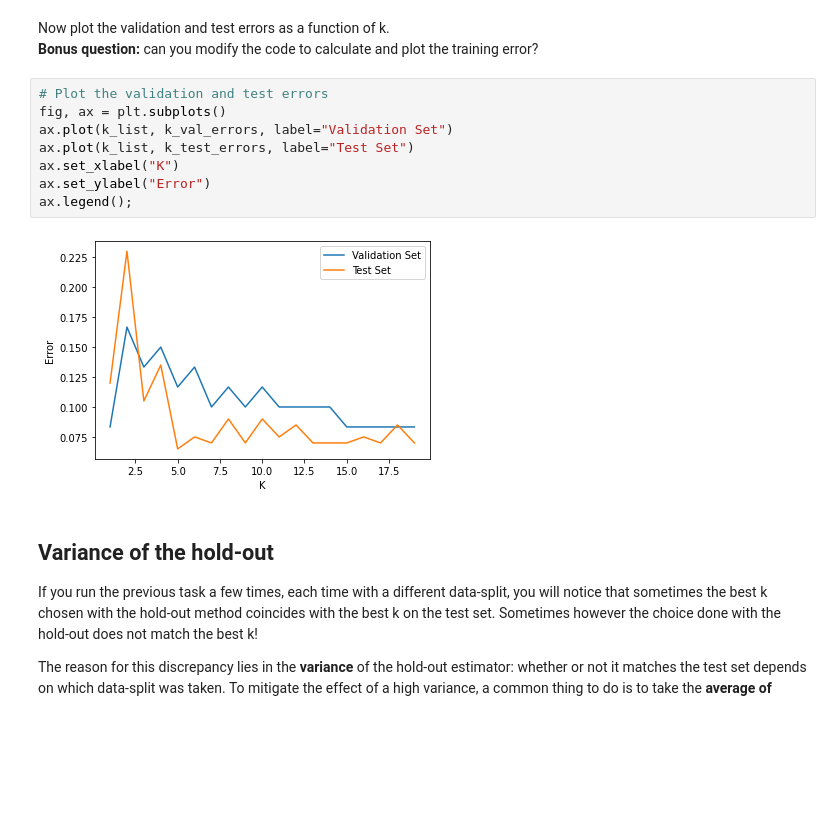
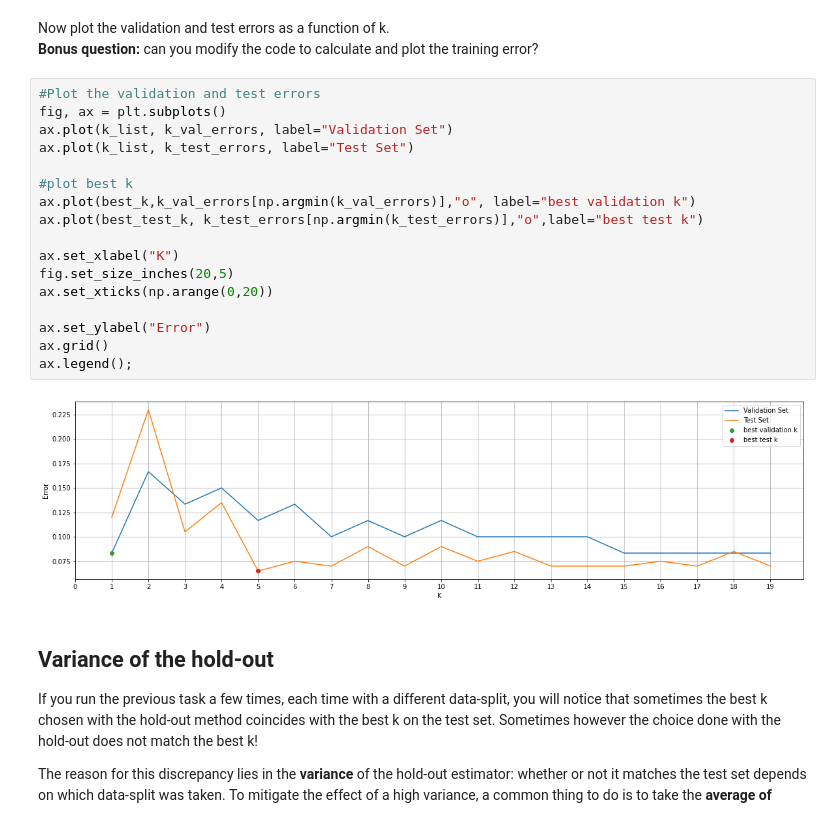
Before and after one commit to invzz/ML_LAB, a Jupyter notebook: lab2_CV.ipynb, the cells around one changed output. Drawn from its saved outputs; the diff is of its cells as text; blank space fills up the shorter version.

```diff
--- a/lab2_CV.ipynb
+++ b/lab2_CV.ipynb
@@ -264,15 +298,24 @@ The best k for the actual test set is: 5, with test error 6.50%
 Now plot the validation and test errors as a function of k.
 **Bonus question:** can you modify the code to calculate and plot the training error?
 # %%
-# Plot the validation and test errors
+#Plot the validation and test errors
 fig, ax = plt.subplots()
 ax.plot(k_list, k_val_errors, label="Validation Set")
 ax.plot(k_list, k_test_errors, label="Test Set")
+
+#plot best k
+ax.plot(best_k,k_val_errors[np.argmin(k_val_errors)],"o", label="best validation k")
+ax.plot(best_test_k, k_test_errors[np.argmin(k_test_errors)],"o",label="best test k")
+
 ax.set_xlabel("K")
+fig.set_size_inches(20,5)
+ax.set_xticks(np.arange(0,20))
+
 ax.set_ylabel("Error")
+ax.grid()
 ax.legend();
 # %% [output]
-[figure, old version]
+[figure, new version]
 # %% [markdown]
 ## Variance of the hold-out
 
```
Also changed, not shown: parts of 8 cells of this notebook, 1 other file.
